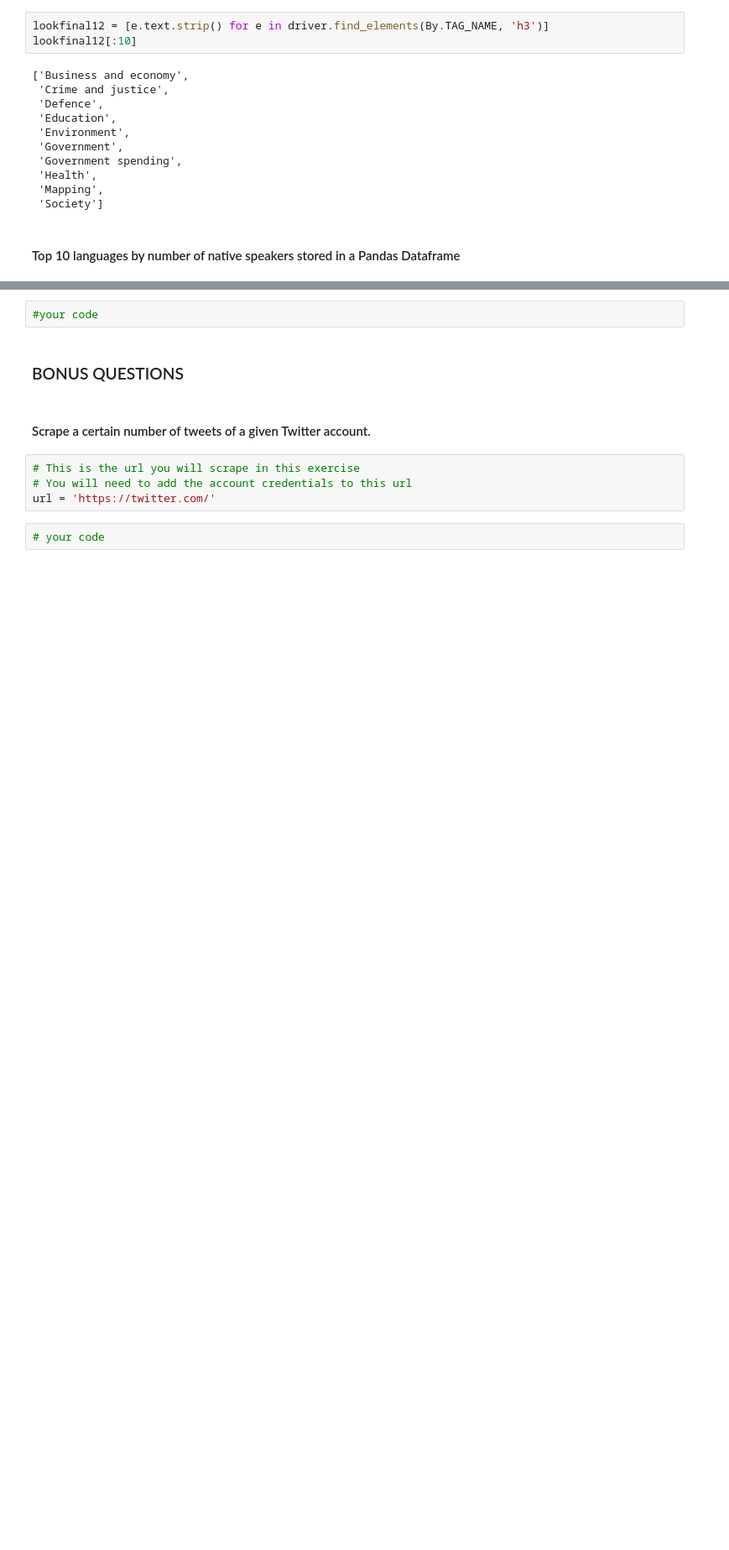
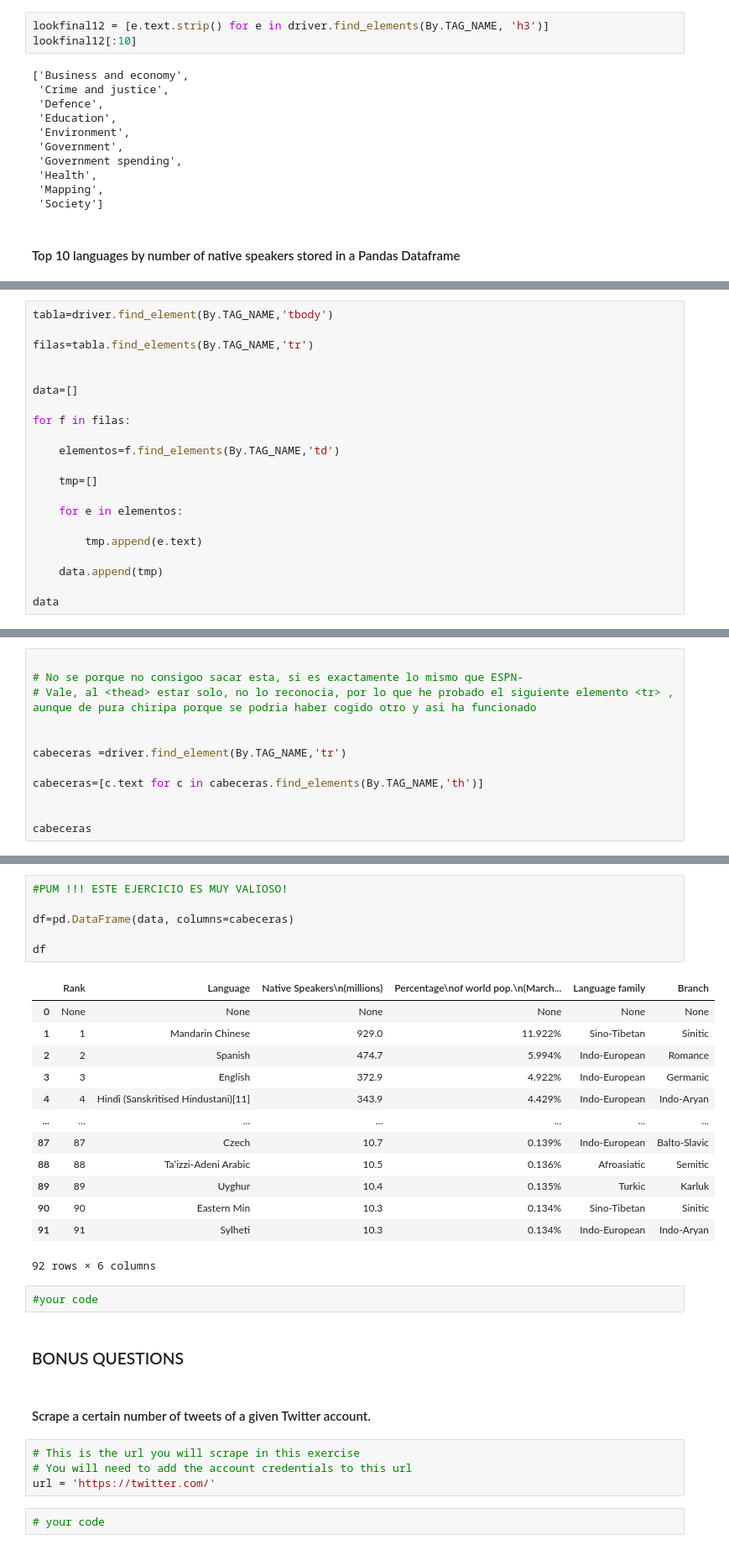
Before and after one commit to Ironhack-Data-Madrid-Agosto-2022/4.3-lab-web-scraping-selenium, a Jupyter notebook: your-code/main.ipynb, the cells around one changed output, grey strips where cells are left out. Shown: that part at 84% size. Drawn from its saved outputs; the diff is of its cells as text; blank space fills up the shorter version.

Commit message:
listo y con table

```diff
--- a/your-code/main.ipynb
+++ b/your-code/main.ipynb
@@ -551,0 +548,21 @@ titles_gov
+# %%
+tabla=driver.find_element(By.TAG_NAME,'tbody')
+
+filas=tabla.find_elements(By.TAG_NAME,'tr')
+
+
+data=[]
+
+for f in filas:
+
+    elementos=f.find_elements(By.TAG_NAME,'td')
+
+    tmp=[]
+
+    for e in elementos:
+
+        tmp.append(e.text)
+
+    data.append(tmp)
+
+data
@@ -551,0 +587,12 @@ titles_gov
+# %%
+
+# No se porque no consigoo sacar esta, si es exactamente lo mismo que ESPN-
+# Vale, al <thead> estar solo, no lo reconocia, por lo que he probado el siguiente elemento <tr> , aunque de pura chiripa porque se podria haber cogido otro y asi ha funcionado
+
+
+cabeceras =driver.find_element(By.TAG_NAME,'tr')
+
+cabeceras=[c.text for c in cabeceras.find_elements(By.TAG_NAME,'th')]
+
+
+cabeceras
@@ -552,3 +606,23 @@ titles_gov
+# %%
+#PUM !!! ESTE EJERCICIO ES MUY VALIOSO!
+
+df=pd.DataFrame(data, columns=cabeceras)
+
+df
+# %% [output]
+|  | Rank | Language | Native Speakers\n(millions) | Percentage\nof world pop.\n(March... | Language family | Branch |
+| 0 | None | None | None | None | None | None |
+| 1 | 1 | Mandarin Chinese | 929.0 | 11.922% | Sino-Tibetan | Sinitic |
+| 2 | 2 | Spanish | 474.7 | 5.994% | Indo-European | Romance |
+| 3 | 3 | English | 372.9 | 4.922% | Indo-European | Germanic |
+| 4 | 4 | Hindi (Sanskritised Hindustani)[11] | 343.9 | 4.429% | Indo-European | Indo-Aryan |
+| ... | ... | ... | ... | ... | ... | ... |
+| 87 | 87 | Czech | 10.7 | 0.139% | Indo-European | Balto-Slavic |
+| 88 | 88 | Taʽizzi-Adeni Arabic | 10.5 | 0.136% | Afroasiatic | Semitic |
+| 89 | 89 | Uyghur | 10.4 | 0.135% | Turkic | Karluk |
+| 90 | 90 | Eastern Min | 10.3 | 0.134% | Sino-Tibetan | Sinitic |
+| 91 | 91 | Sylheti | 10.3 | 0.134% | Indo-European | Indo-Aryan |
+92 rows × 6 columns
 # %%
 #your code
 # %% [markdown]
```
Also changed, not shown: parts of 5 cells of this notebook.
